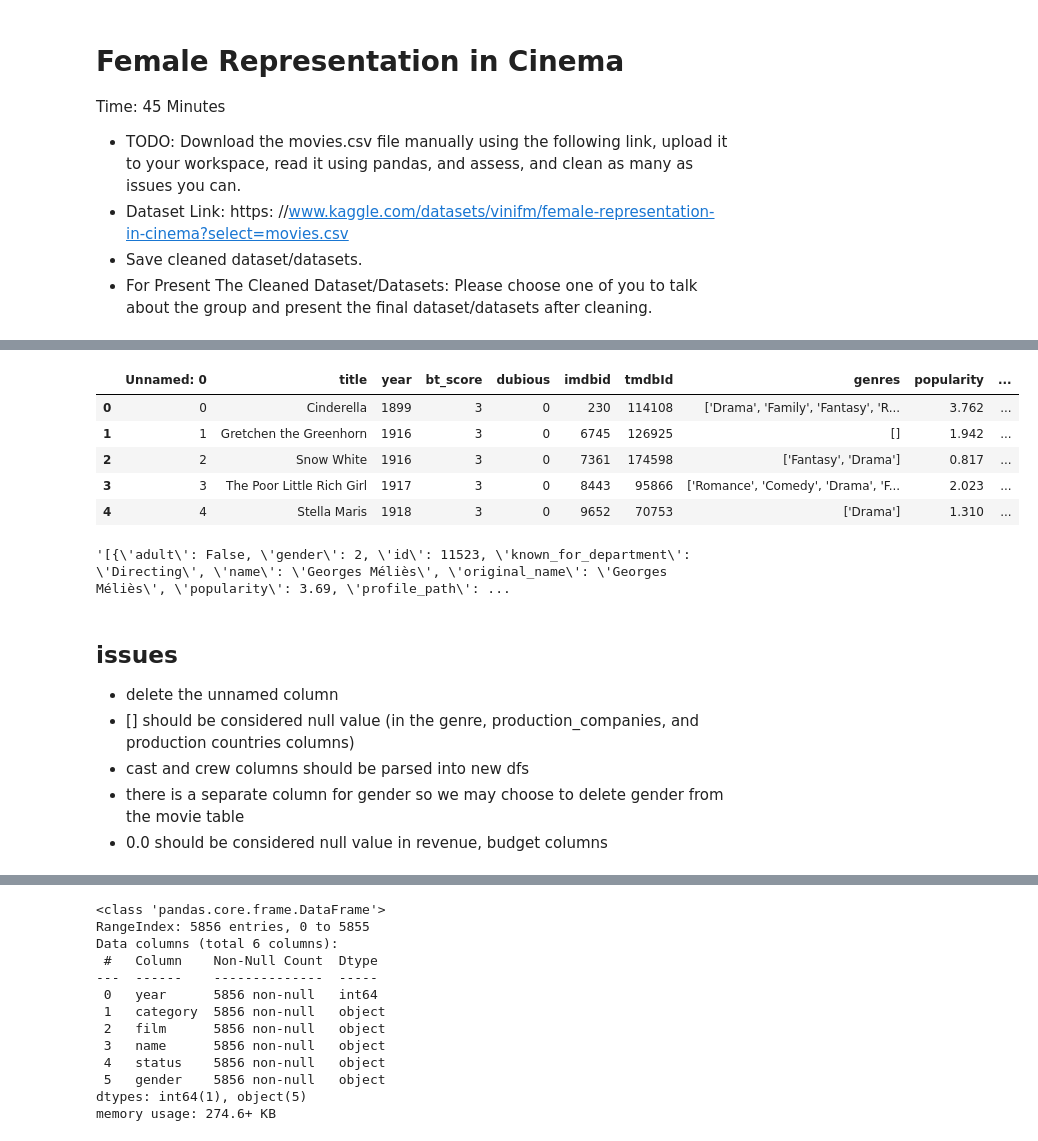
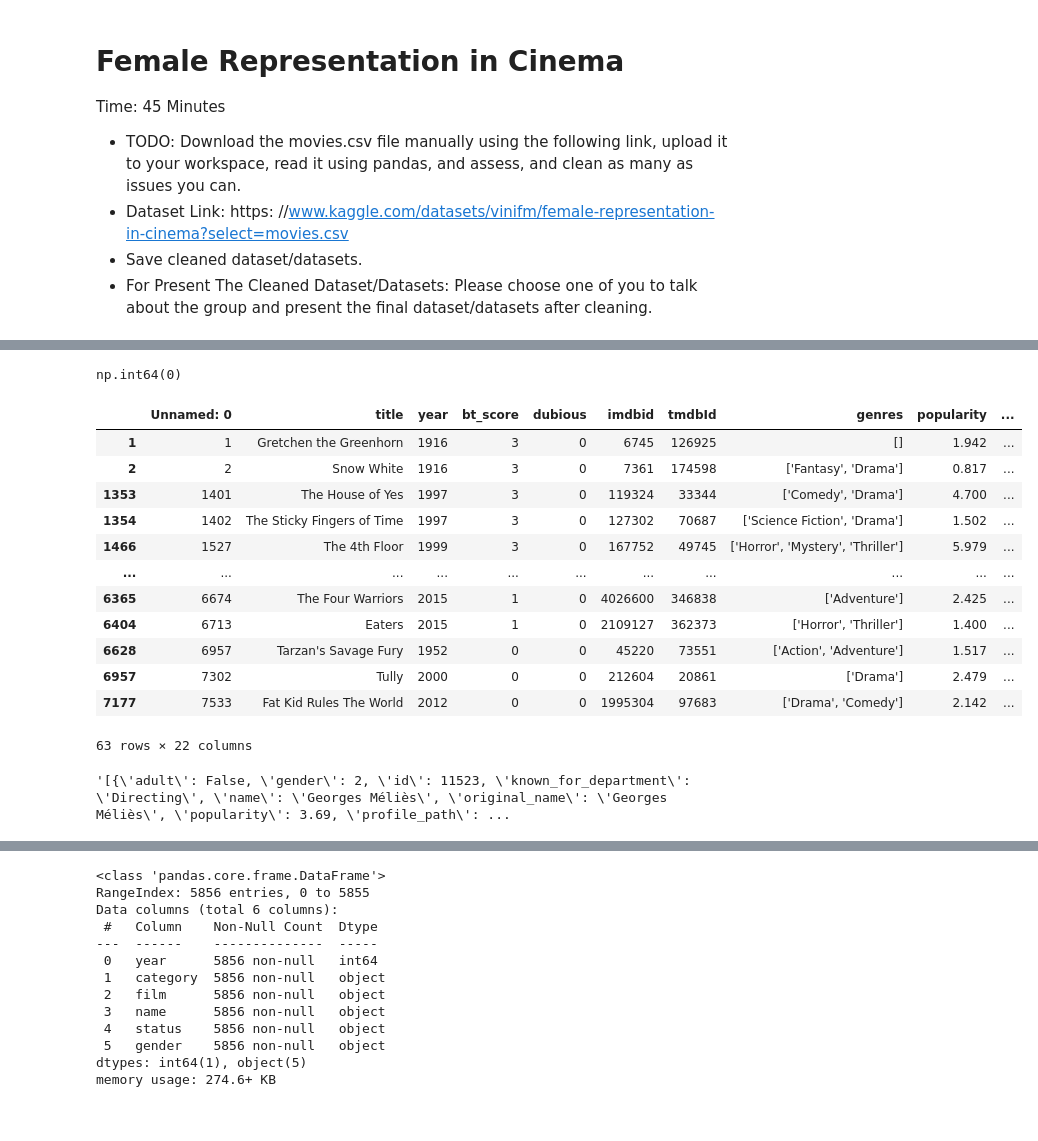
Before and after one commit to Amid68/female-representation-in-cinema, a Jupyter notebook: female_representation_in_cinema.ipynb, the cells around one changed output, grey strips where cells are left out. Drawn from its saved outputs; the diff is of its cells as text; code cells hidden in the pictures.

```diff
--- a/female_representation_in_cinema.ipynb
+++ b/female_representation_in_cinema.ipynb
@@ -20,21 +50,28 @@ movies_df.shape
-# %%
-pd.set_option('display.max_columns', None)
-movies_df.head()
-# %% [output]
-|  | Unnamed: 0 | title | year | bt_score | dubious | imdbid | tmdbId | genres | popularity | ... |
-| 0 | 0 | Cinderella | 1899 | 3 | 0 | 230 | 114108 | ['Drama', 'Family', 'Fantasy', 'R... | 3.762 | ... |
-| 1 | 1 | Gretchen the Greenhorn | 1916 | 3 | 0 | 6745 | 126925 | [] | 1.942 | ... |
-| 2 | 2 | Snow White | 1916 | 3 | 0 | 7361 | 174598 | ['Fantasy', 'Drama'] | 0.817 | ... |
-| 3 | 3 | The Poor Little Rich Girl | 1917 | 3 | 0 | 8443 | 95866 | ['Romance', 'Comedy', 'Drama', 'F... | 2.023 | ... |
-| 4 | 4 | Stella Maris | 1918 | 3 | 0 | 9652 | 70753 | ['Drama'] | 1.310 | ... |
+# %%
+movies_df.duplicated().sum()
+# %% [output]
+np.int64(0)
+# %%
+movies_df.loc[movies_df['revenue'].isin([0.0])]
+movies_df.loc[movies_df['budget'].isin([0.0])]
+movies_df.loc[movies_df['genres'].isin(['[]'])]
+movies_df.loc[movies_df['production_companies'].isin(['[]'])]
+movies_df.loc[movies_df['production_countries'].isin(['[]'])]
+# %% [output]
+|  | Unnamed: 0 | title | year | bt_score | dubious | imdbid | tmdbId | genres | popularity | ... |
+| 1 | 1 | Gretchen the Greenhorn | 1916 | 3 | 0 | 6745 | 126925 | [] | 1.942 | ... |
+| 2 | 2 | Snow White | 1916 | 3 | 0 | 7361 | 174598 | ['Fantasy', 'Drama'] | 0.817 | ... |
+| 1353 | 1401 | The House of Yes | 1997 | 3 | 0 | 119324 | 33344 | ['Comedy', 'Drama'] | 4.700 | ... |
+| 1354 | 1402 | The Sticky Fingers of Time | 1997 | 3 | 0 | 127302 | 70687 | ['Science Fiction', 'Drama'] | 1.502 | ... |
+| 1466 | 1527 | The 4th Floor | 1999 | 3 | 0 | 167752 | 49745 | ['Horror', 'Mystery', 'Thriller'] | 5.979 | ... |
+| ... | ... | ... | ... | ... | ... | ... | ... | ... | ... | ... |
+| 6365 | 6674 | The Four Warriors | 2015 | 1 | 0 | 4026600 | 346838 | ['Adventure'] | 2.425 | ... |
+| 6404 | 6713 | Eaters | 2015 | 1 | 0 | 2109127 | 362373 | ['Horror', 'Thriller'] | 1.400 | ... |
+| 6628 | 6957 | Tarzan's Savage Fury | 1952 | 0 | 0 | 45220 | 73551 | ['Action', 'Adventure'] | 1.517 | ... |
+| 6957 | 7302 | Tully | 2000 | 0 | 0 | 212604 | 20861 | ['Drama'] | 2.479 | ... |
+| 7177 | 7533 | Fat Kid Rules The World | 2012 | 0 | 0 | 1995304 | 97683 | ['Drama', 'Comedy'] | 2.142 | ... |
+63 rows × 22 columns
 # %%
 movies_df['cast'].head()[0]
 # %% [output]
 '[{\'adult\': False, \'gender\': 2, \'id\': 11523, \'known_for_department\': \'Directing\', \'name\': \'Georges Méliès\', \'original_name\': \'Georges Méliès\', \'popularity\': 3.69, \'profile_path\': ...
-# %% [markdown]
-## issues
-- delete the unnamed column
-- [] should be considered null value (in the genre, production_companies, and production countries columns)
-- cast and crew columns should be parsed into new dfs
-- there is a separate column for gender so we may choose to delete gender from the movie table
-- 0.0 should be considered null value in revenue, budget columns
```
Also changed, not shown: parts of 49 cells of this notebook.
